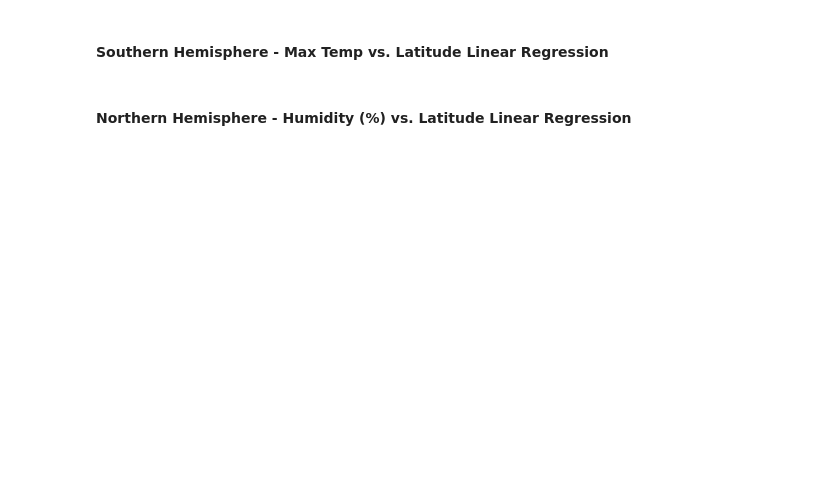
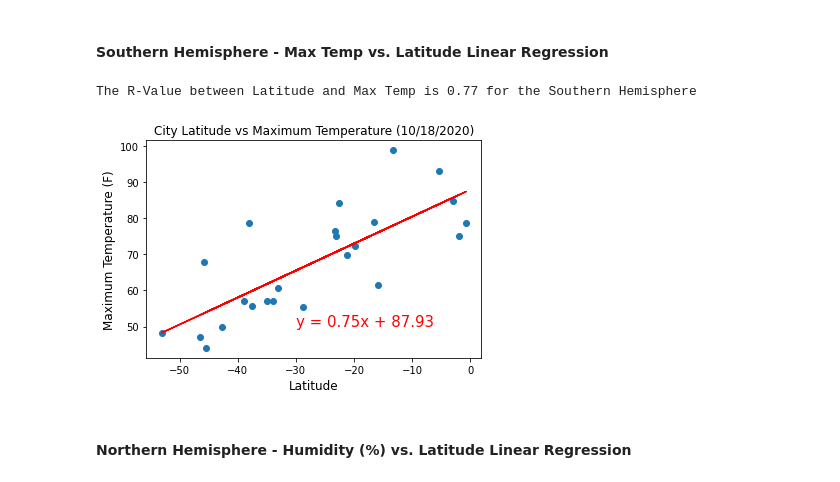
Before and after one commit to blt1339/python-api-challenge, a Jupyter notebook: WeatherPy/WeatherPy.ipynb, the cells around one changed output. Cells and saved outputs as stored; diff of their text form; code cells hidden in the pictures; blank space fills up the shorter version.

```diff
--- a/WeatherPy/WeatherPy.ipynb
+++ b/WeatherPy/WeatherPy.ipynb
@@ -278,4 +318,9 @@ def linear_regress(df,compare_what,hemisphere,plot_label,y_label):
 # %% [markdown]
 ####  Southern Hemisphere - Max Temp vs. Latitude Linear Regression
+# %%
+linear_regress(cleaned_city_df,'Max Temp','Southern')
+# %% [output]
+The R-Value between Latitude and Max Temp is 0.77 for the Southern Hemisphere
+[figure, added]
 # %% [markdown]
 ####  Northern Hemisphere - Humidity (%) vs. Latitude Linear Regression
```
Also changed, not shown: parts of 15 cells of this notebook, 1 other file.
